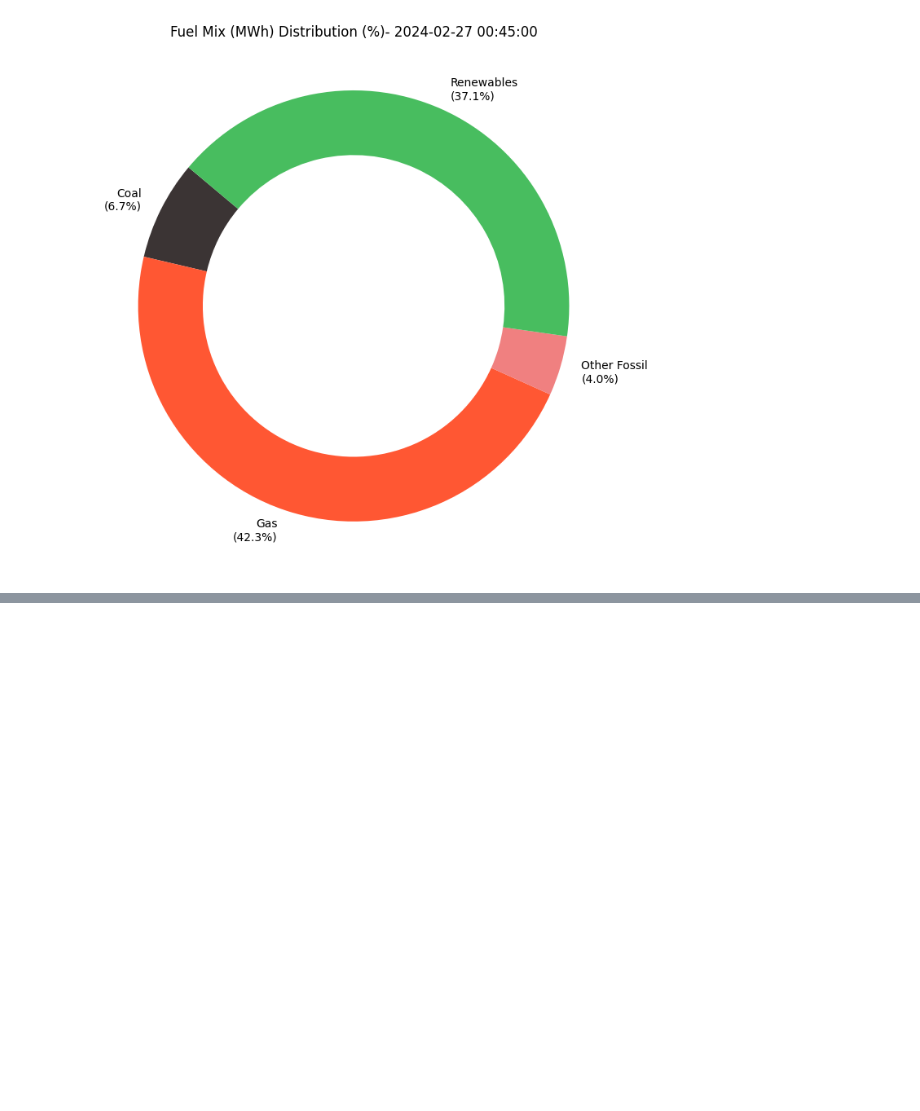
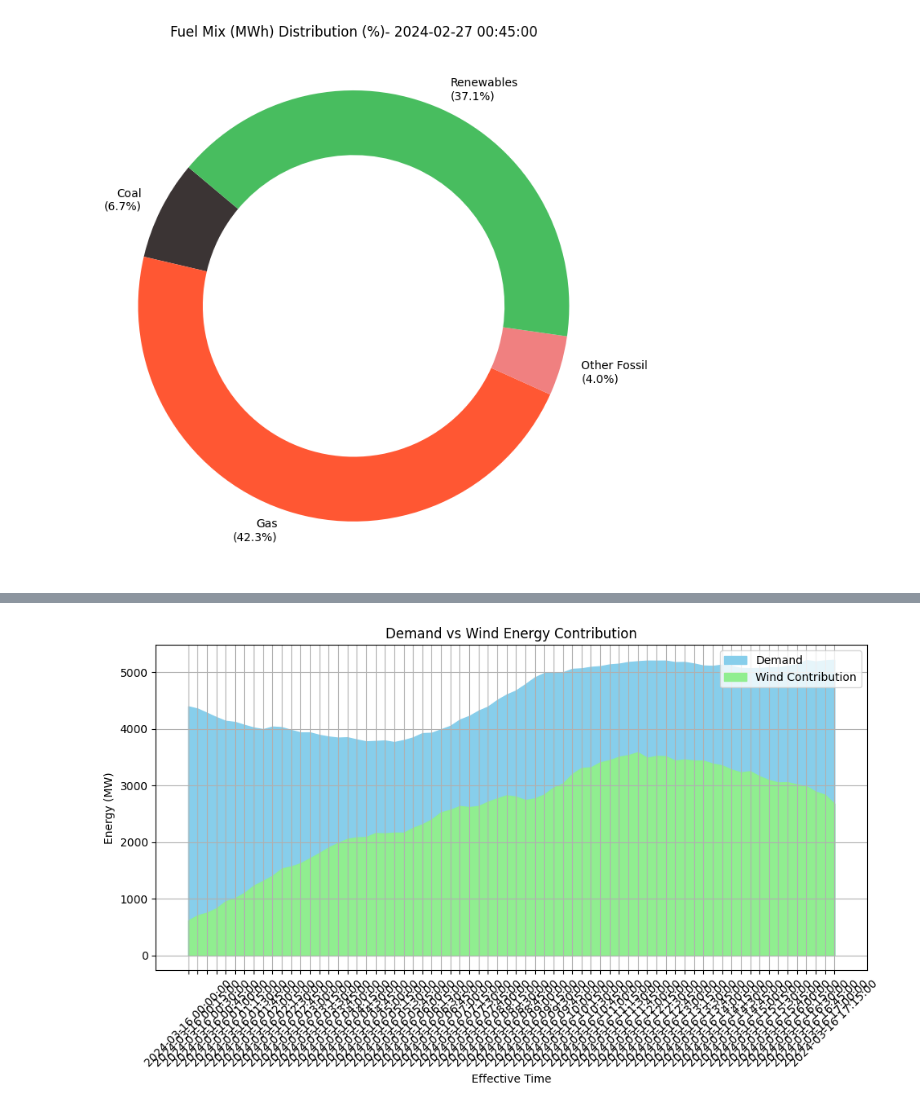
Before and after one commit to SaM-92/telegram-energy-api, a Jupyter notebook: eirgrid_api.ipynb, the cells around one changed output, grey strips where cells are left out. Cells and saved outputs as stored; diff of their text form; code cells hidden in the pictures; blank space fills up the shorter version.

```diff
--- a/eirgrid_api.ipynb
+++ b/eirgrid_api.ipynb
@@ -1015,0 +1281,16 @@ def pie_chart_fuel_mix(df, net_import_status, current_time):
+# %%
+# Plot using a corrected approach
+plt.figure(figsize=(10, 6))
+x_axis = range(len(combined))  # Use a simple numeric x-axis
+plt.fill_between(x_axis, combined["Demand"], label="Demand", color="skyblue")
+plt.fill_between(x_axis, combined["Wind"], label="Wind Contribution", color="lightgreen")
+plt.xticks(x_axis, combined.index, rotation=45)  # Assuming 'Time' is your adjusted index
+plt.title("Demand vs Wind Energy Contribution")
+plt.ylabel("Energy (MW)")
+plt.xlabel("Effective Time")
+plt.legend()
+plt.grid(True)
+plt.tight_layout()
+plt.show()
+# %% [output]
+[figure, added]
```
Also changed, not shown: parts of 21 cells of this notebook, 1 other file.
